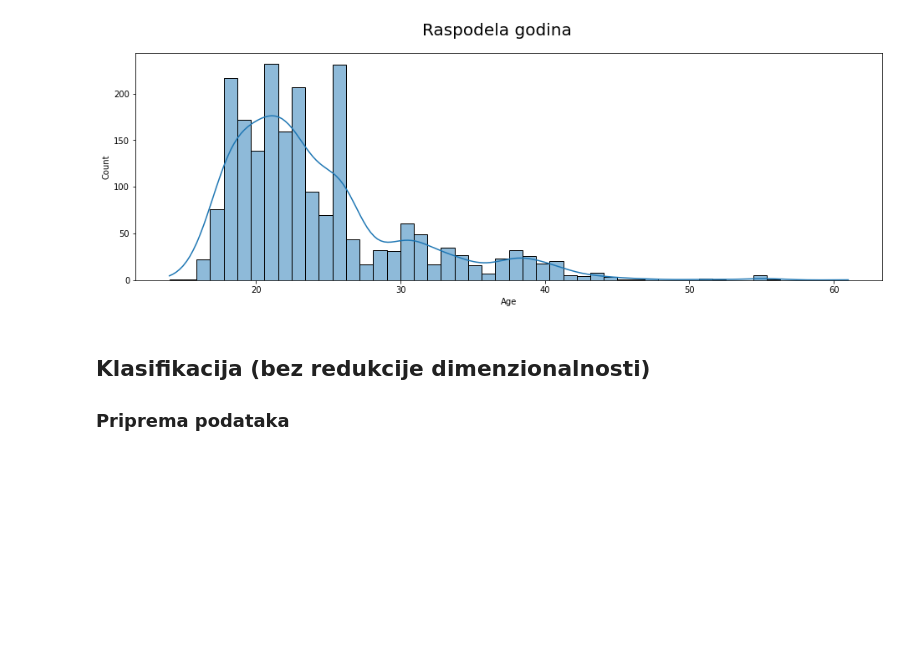
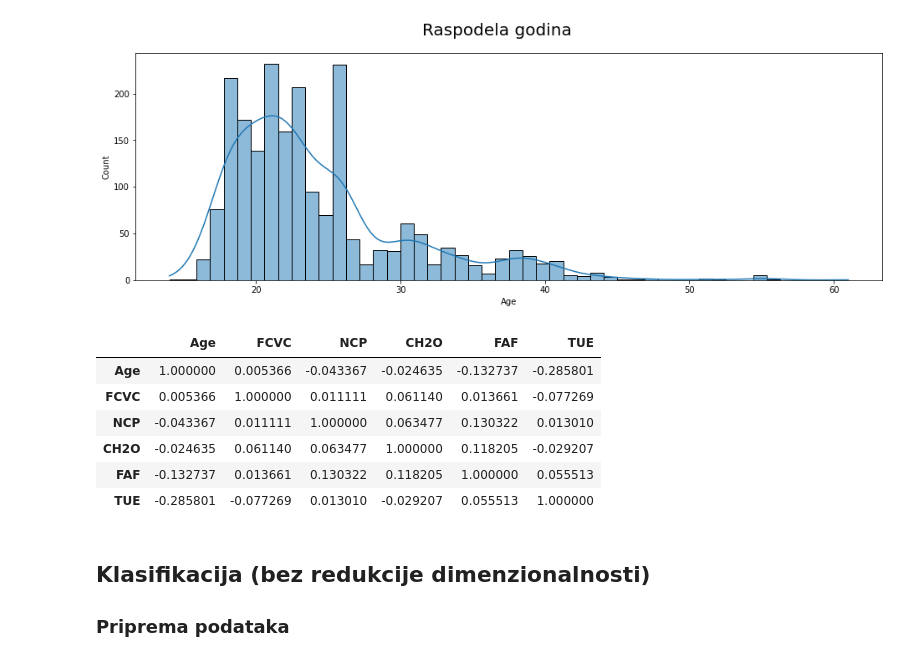
Before and after one commit to nesicvladimir/ml, a Jupyter notebook: domaci_1.ipynb, the cells around one changed output. Saved outputs shown, nothing was run; the diff lists cells and outputs as text; code cells hidden in the pictures; blank space fills up the shorter version.

```diff
--- a/domaci_1.ipynb
+++ b/domaci_1.ipynb
@@ -164,6 +164,16 @@ fig.suptitle("Raspodela godina", fontsize=20)
 plt.show()
 # %% [output]
 [figure]
+# %%
+dataset.corr()
+# %% [output]
+|  | Age | FCVC | NCP | CH2O | FAF | TUE |
+| Age | 1.000000 | 0.005366 | -0.043367 | -0.024635 | -0.132737 | -0.285801 |
+| FCVC | 0.005366 | 1.000000 | 0.011111 | 0.061140 | 0.013661 | -0.077269 |
+| NCP | -0.043367 | 0.011111 | 1.000000 | 0.063477 | 0.130322 | 0.013010 |
+| CH2O | -0.024635 | 0.061140 | 0.063477 | 1.000000 | 0.118205 | -0.029207 |
+| FAF | -0.132737 | 0.013661 | 0.130322 | 0.118205 | 1.000000 | 0.055513 |
+| TUE | -0.285801 | -0.077269 | 0.013010 | -0.029207 | 0.055513 | 1.000000 |
 # %% [markdown]
 ## Klasifikacija (bez redukcije dimenzionalnosti)
 
```
Also changed, not shown: parts of 2 cells of this notebook.
